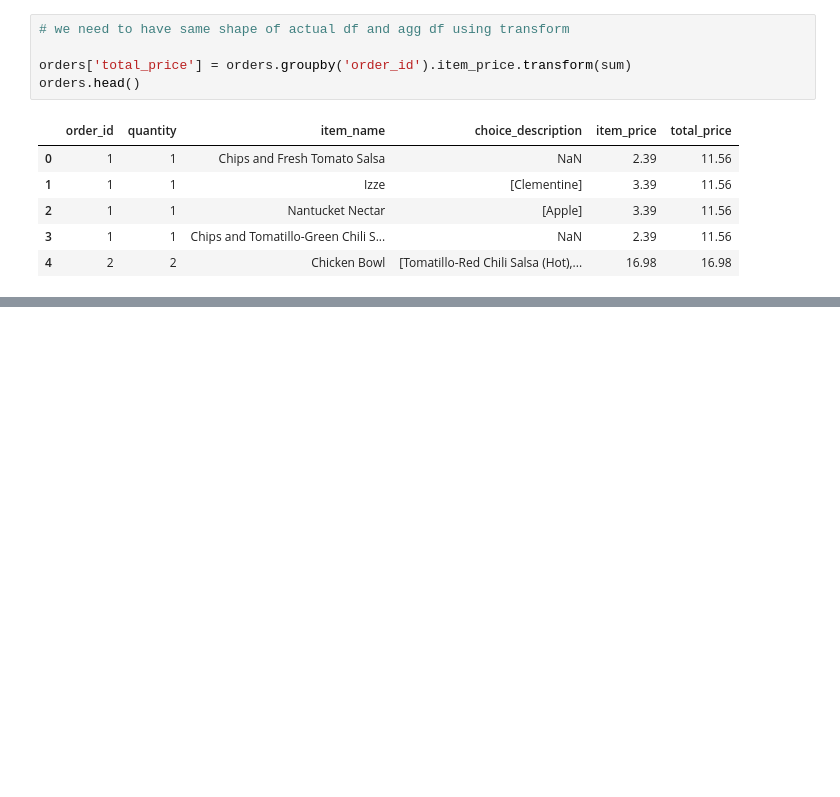
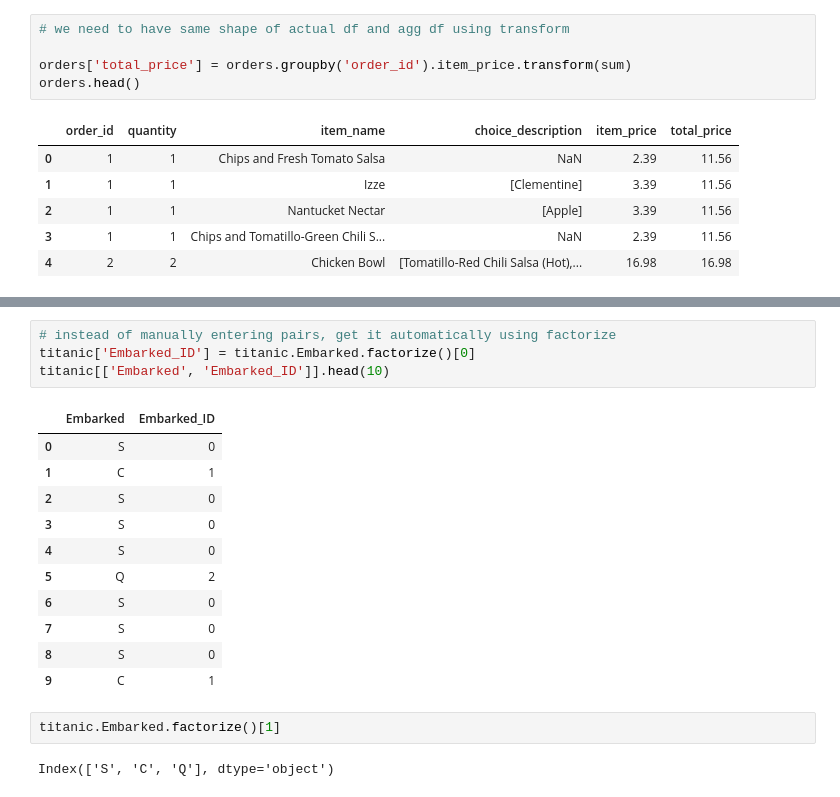
Before and after one commit to Tamoghna-Saha/python_tutorials_notebook, a Jupyter notebook: data_science/Pandas.ipynb, the cells around one changed output, grey strips where cells are left out. Drawn from its saved outputs; the diff is of its cells as text; blank space fills up the shorter version.

```diff
--- a/data_science/Pandas.ipynb
+++ b/data_science/Pandas.ipynb
@@ -965,0 +1101,20 @@ titanic.Survived.mean()
+# %%
+# instead of manually entering pairs, get it automatically using factorize
+titanic['Embarked_ID'] = titanic.Embarked.factorize()[0]
+titanic[['Embarked', 'Embarked_ID']].head(10)
+# %% [output]
+|  | Embarked | Embarked_ID |
+| 0 | S | 0 |
+| 1 | C | 1 |
+| 2 | S | 0 |
+| 3 | S | 0 |
+| 4 | S | 0 |
+| 5 | Q | 2 |
+| 6 | S | 0 |
+| 7 | S | 0 |
+| 8 | S | 0 |
+| 9 | C | 1 |
+# %%
+titanic.Embarked.factorize()[1]
+# %% [output]
+Index(['S', 'C', 'Q'], dtype='object')
```
Also changed, not shown: parts of 63 cells of this notebook.
